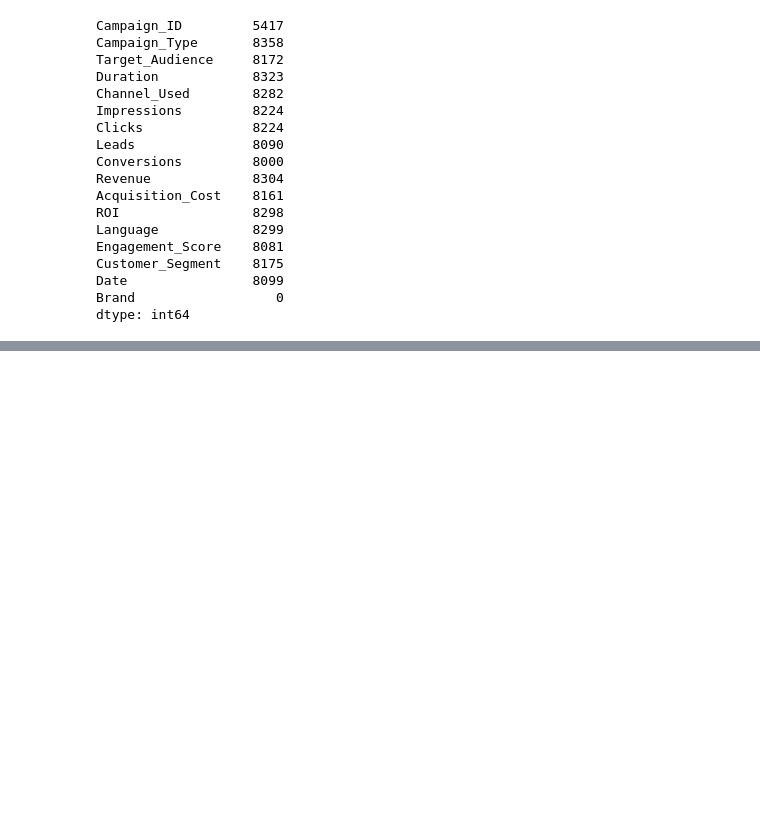
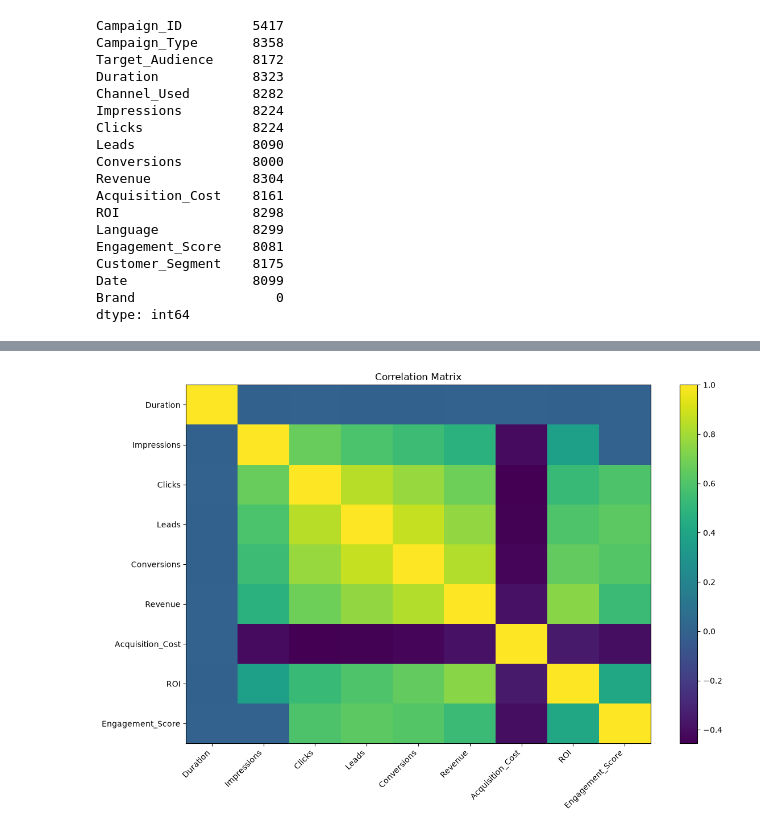
Before and after one commit to paulrobinsonr/Maketing_campaign_performance_prediction, a Jupyter notebook: view.ipynb, the cells around one changed output, grey strips where cells are left out. Drawn from its saved outputs; the diff is of its cells as text; code cells hidden in the pictures; blank space fills up the shorter version.

```diff
--- a/view.ipynb
+++ b/view.ipynb
@@ -278,0 +659,4 @@ dtype: int64
+# %%
+correlation = df[numerical_cols].corr()
+
+correlation
@@ -278,0 +674,26 @@ dtype: int64
+# %%
+import matplotlib.pyplot as plt
+
+plt.figure(figsize=(12, 8))
+
+plt.imshow(correlation, aspect="auto")
+plt.colorbar()
+
+plt.xticks(
+    range(len(correlation.columns)),
+    correlation.columns,
+    rotation=45,
+    ha="right"
+)
+
+plt.yticks(
+    range(len(correlation.columns)),
+    correlation.columns
+)
+
+plt.title("Correlation Matrix")
+
+plt.tight_layout()
+plt.show()
+# %% [output]
+[figure, added]
```
Also changed, not shown: parts of 50 cells of this notebook.
